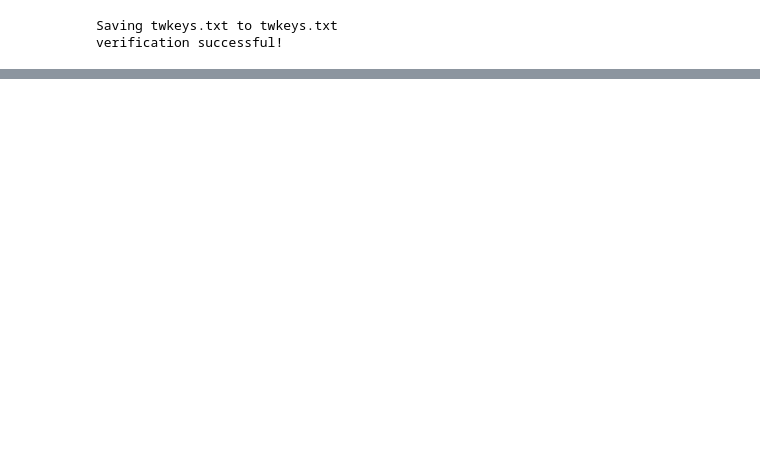
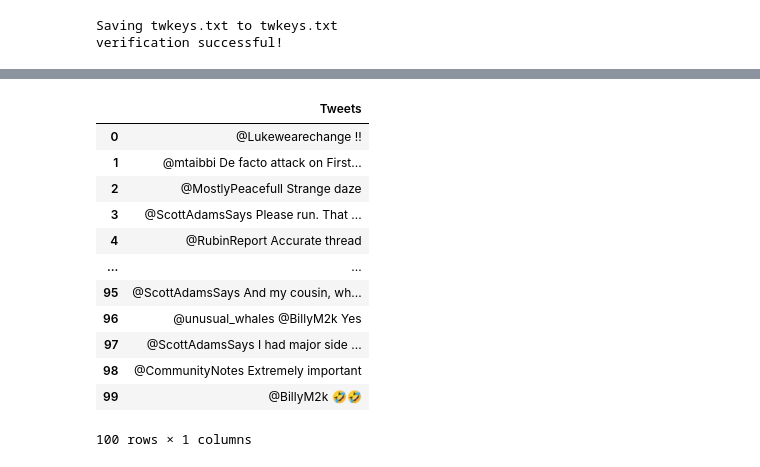
Before and after one commit to Namvi3t/GoogleCollabProjects, a Jupyter notebook: Sentiment_Analysis_on_Elon_Musk.ipynb, the cells around one changed output, grey strips where cells are left out. Cells and saved outputs as stored; diff of their text form; code cells hidden in the pictures; blank space fills up the shorter version.

Commit message:
Added more notes, but not done yet

```diff
--- a/Sentiment_Analysis_on_Elon_Musk.ipynb
+++ b/Sentiment_Analysis_on_Elon_Musk.ipynb
@@ -64,6 +84,20 @@ for tweet in posts[0:200]: #Print the 200 tweets
 # %%
 #Create a dataframe
 df = pd.DataFrame( [tweet.full_text for tweet in posts], columns =['Tweets'])
 
-#Show the first 5 rows of data
-df.head()
+#Show the first 100 rows of data
+df.head(100)
+# %% [output]
+|  | Tweets |
+| 0 | @Lukewearechange !! |
+| 1 | @mtaibbi De facto attack on First... |
+| 2 | @MostlyPeacefull Strange daze |
+| 3 | @ScottAdamsSays Please run. That ... |
+| 4 | @RubinReport Accurate thread |
+| ... | ... |
+| 95 | @ScottAdamsSays And my cousin, wh... |
+| 96 | @unusual_whales @BillyM2k Yes |
+| 97 | @ScottAdamsSays I had major side ... |
+| 98 | @CommunityNotes Extremely important |
+| 99 | @BillyM2k 🤣🤣 |
+100 rows × 1 columns
```
Also changed, not shown: parts of 11 cells of this notebook.
